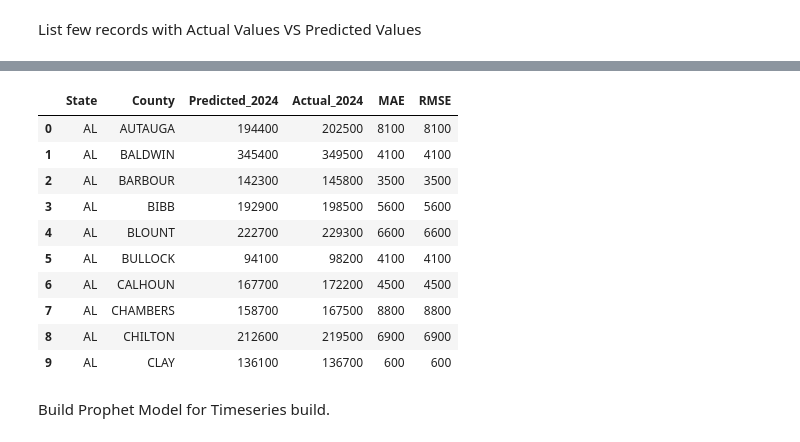
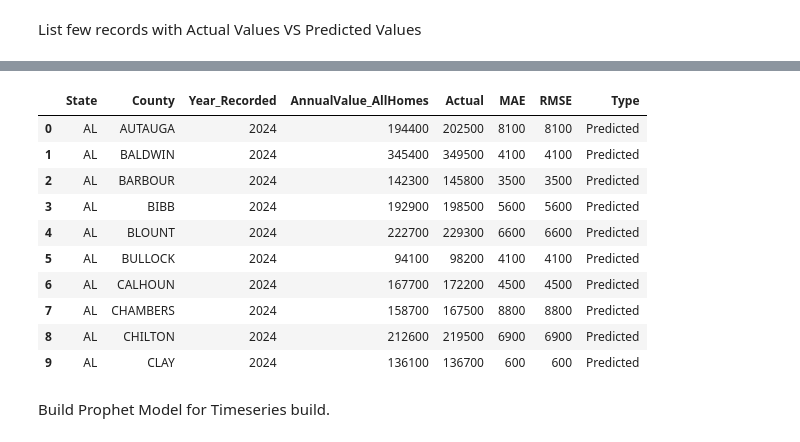
Before and after one commit to KavyaGurram2000/DS_2025_TeamE, a Jupyter notebook: code/TimeSeriesModels_DSCI8950.ipynb, the cells around one changed output, grey strips where cells are left out. Saved outputs shown, nothing was run; the diff lists cells and outputs as text; code cells hidden in the pictures.

```diff
--- a/code/TimeSeriesModels_DSCI8950.ipynb
+++ b/code/TimeSeriesModels_DSCI8950.ipynb
@@ -180,34 +280,32 @@ Overall RMSE: 13370
 Plot the actual vs predicted values
 # %%
 import matplotlib.pyplot as plt
+arima_predict_results_allhomes_df['Type'] = 'Predicted'
 
-# Merge actual values from zhvi_condo_fmt_df and predicted values from arima_predict_results_df
-merged_df = zhvi_condo_fmt_df[['County', 'State', 'Year_Recorded', 'AnnualValue_AllHomes']].copy()
-merged_df['Type'] = 'Actual'
+# Rename columns to match the actual data for concatenation
+arima_predict_results_allhomes_df.rename(columns={'Predicted_2024': 'AnnualValue_AllHomes', 'Year': 'Year_Recorded'}, inplace=True)
 
-# Add predicted values to the merged dataframe
-arima_predict_results_df['Type'] = 'Predicted'
-arima_predict_results_df.rename(columns={'Predicted_2024': 'AnnualValue_AllHomes'}, inplace=True)
-arima_predict_results_df['Year_Recorded'] = 2024  # Ensure the year is set to 2024
+# Filter the predicted data to include only the year 2024
+arima_predict_results_allhomes_df = arima_predict_results_allhomes_df[arima_predict_results_allhomes_df['Year_Recorded'] == 2024]
 
 # Concatenate the actual and predicted data
-plot_df = pd.concat([merged_df, arima_predict_results_df[['County', 'State', 'Year_Recorded', 'AnnualValue_AllHomes', 'Type']]])
+plot_arima_df = pd.concat([merged_df, arima_predict_results_allhomes_df[['County', 'State', 'Year_Recorded', 'AnnualValue_AllHomes', 'Type']]])
 
 # Plot the data
 plt.figure(figsize=(15, 8))
 
 # Plot actual values
-actual_data = plot_df[plot_df['Type'] == 'Actual']
+actual_data = plot_arima_df[plot_arima_df['Type'] == 'Actual']
 for county in actual_data['County'].unique():
     county_data = actual_data[actual_data['County'] == county]
     plt.plot(county_data['Year_Recorded'], county_data['AnnualValue_AllHomes'], color='blue', alpha=0.7)
 
 # Highlight predicted values with a different marker
-predicted_data = plot_df[plot_df['Type'] == 'Predicted']
+predicted_data = plot_arima_df[plot_arima_df['Type'] == 'Predicted']
 plt.scatter(predicted_data['Year_Recorded'], predicted_data['AnnualValue_AllHomes'], color='red', label='Predicted Value', marker='x')
 
 # Add labels and legend
-plt.title('Annual Value of All Homes (2019-2024) with Predicted Values for 2024')
+plt.title('Annual Value of All Homes (2019-2024) with Predicted Values for 2024 (ARIMA)')
 plt.xlabel('Year')
 plt.ylabel('Annual Value of All Homes')
 plt.plot([], [], color='blue', label='Actual Value')  # Add a dummy plot for the legend
@@ -321,18 +603,18 @@ Overall RMSE: 16329.37
 # %%
-sarima_predict_results_df = sarima_predict_results_df.astype({col: 'int' for col in sarima_predict_results_df.select_dtypes(include=['float64', 'int64']).columns})
-sarima_predict_results_df.head(10)
+sarima_predict_results_allhomes_df = sarima_predict_results_allhomes_df.astype({col: 'int' for col in sarima_predict_results_allhomes_df.select_dtypes(include=['float64', 'int64']).columns})
+sarima_predict_results_allhomes_df.head(10)
 # %% [output]
-|  | State | County | Predicted_2024 | Actual_2024 | MAE | RMSE |
-| 0 | AL | AUTAUGA | 194400 | 202500 | 8100 | 8100 |
-| 1 | AL | BALDWIN | 345400 | 349500 | 4100 | 4100 |
-| 2 | AL | BARBOUR | 142300 | 145800 | 3500 | 3500 |
-| 3 | AL | BIBB | 192900 | 198500 | 5600 | 5600 |
-| 4 | AL | BLOUNT | 222700 | 229300 | 6600 | 6600 |
-| 5 | AL | BULLOCK | 94100 | 98200 | 4100 | 4100 |
-| 6 | AL | CALHOUN | 167700 | 172200 | 4500 | 4500 |
-| 7 | AL | CHAMBERS | 158700 | 167500 | 8800 | 8800 |
-| 8 | AL | CHILTON | 212600 | 219500 | 6900 | 6900 |
-| 9 | AL | CLAY | 136100 | 136700 | 600 | 600 |
+|  | State | County | Year_Recorded | AnnualValue_AllHomes | Actual | MAE | RMSE | Type |
+| 0 | AL | AUTAUGA | 2024 | 194400 | 202500 | 8100 | 8100 | Predicted |
+| 1 | AL | BALDWIN | 2024 | 345400 | 349500 | 4100 | 4100 | Predicted |
+| 2 | AL | BARBOUR | 2024 | 142300 | 145800 | 3500 | 3500 | Predicted |
+| 3 | AL | BIBB | 2024 | 192900 | 198500 | 5600 | 5600 | Predicted |
+| 4 | AL | BLOUNT | 2024 | 222700 | 229300 | 6600 | 6600 | Predicted |
+| 5 | AL | BULLOCK | 2024 | 94100 | 98200 | 4100 | 4100 | Predicted |
+| 6 | AL | CALHOUN | 2024 | 167700 | 172200 | 4500 | 4500 | Predicted |
+| 7 | AL | CHAMBERS | 2024 | 158700 | 167500 | 8800 | 8800 | Predicted |
+| 8 | AL | CHILTON | 2024 | 212600 | 219500 | 6900 | 6900 | Predicted |
+| 9 | AL | CLAY | 2024 | 136100 | 136700 | 600 | 600 | Predicted |
 # %% [markdown]
 Build Prophet Model for Timeseries build.
 # %%
```
Also changed, not shown: parts of 26 cells of this notebook, 2 other files.
